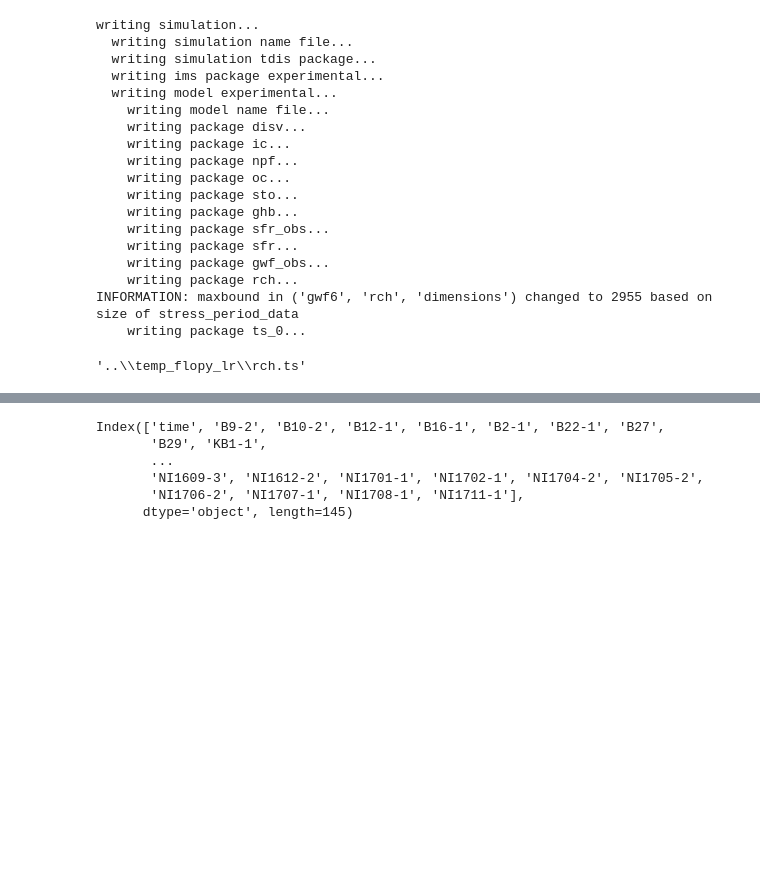
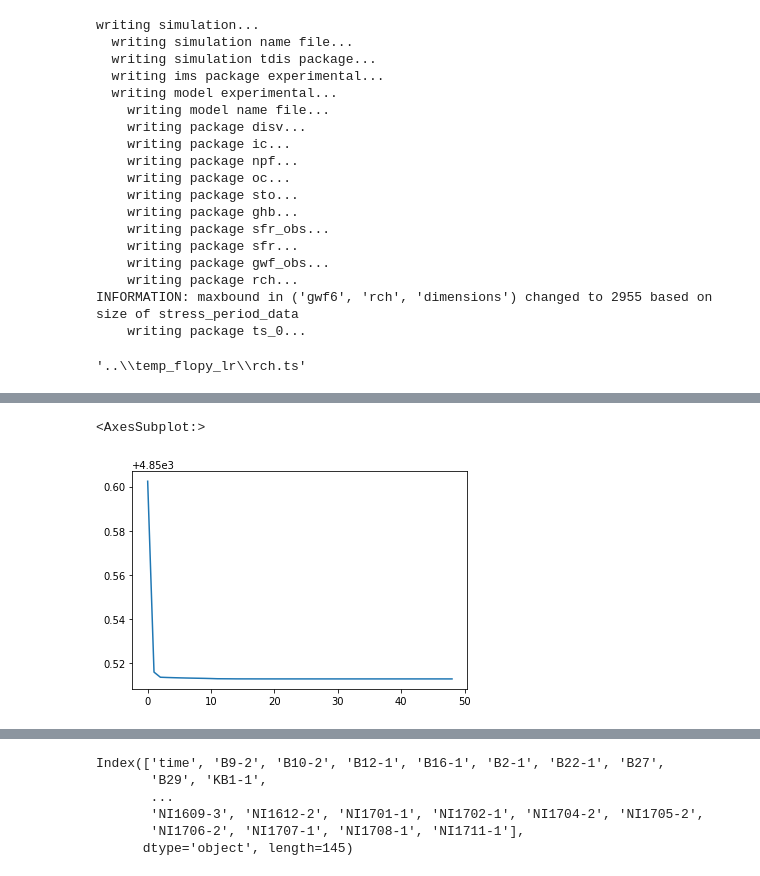
Before and after one commit to nikobenho/hagfors_gwm, a Jupyter notebook: notebooks/scripted_lumpyrem_setup.ipynb, the cells around one changed output, grey strips where cells are left out. Cells and saved outputs as stored; diff of their text form; code cells hidden in the pictures; blank space fills up the shorter version.

```diff
--- a/notebooks/scripted_lumpyrem_setup.ipynb
+++ b/notebooks/scripted_lumpyrem_setup.ipynb
@@ -346,3 +362,8 @@ option2.plot(x='time');
+# %%
+option2['GAGE-1'].plot()
+# %% [output]
+<AxesSubplot:>
+[figure, added]
 # %%
 option2['NI15-O44-STG'].plot()
 # %% [output]
```
Also changed, not shown: parts of 18 cells of this notebook, 43 other files.
